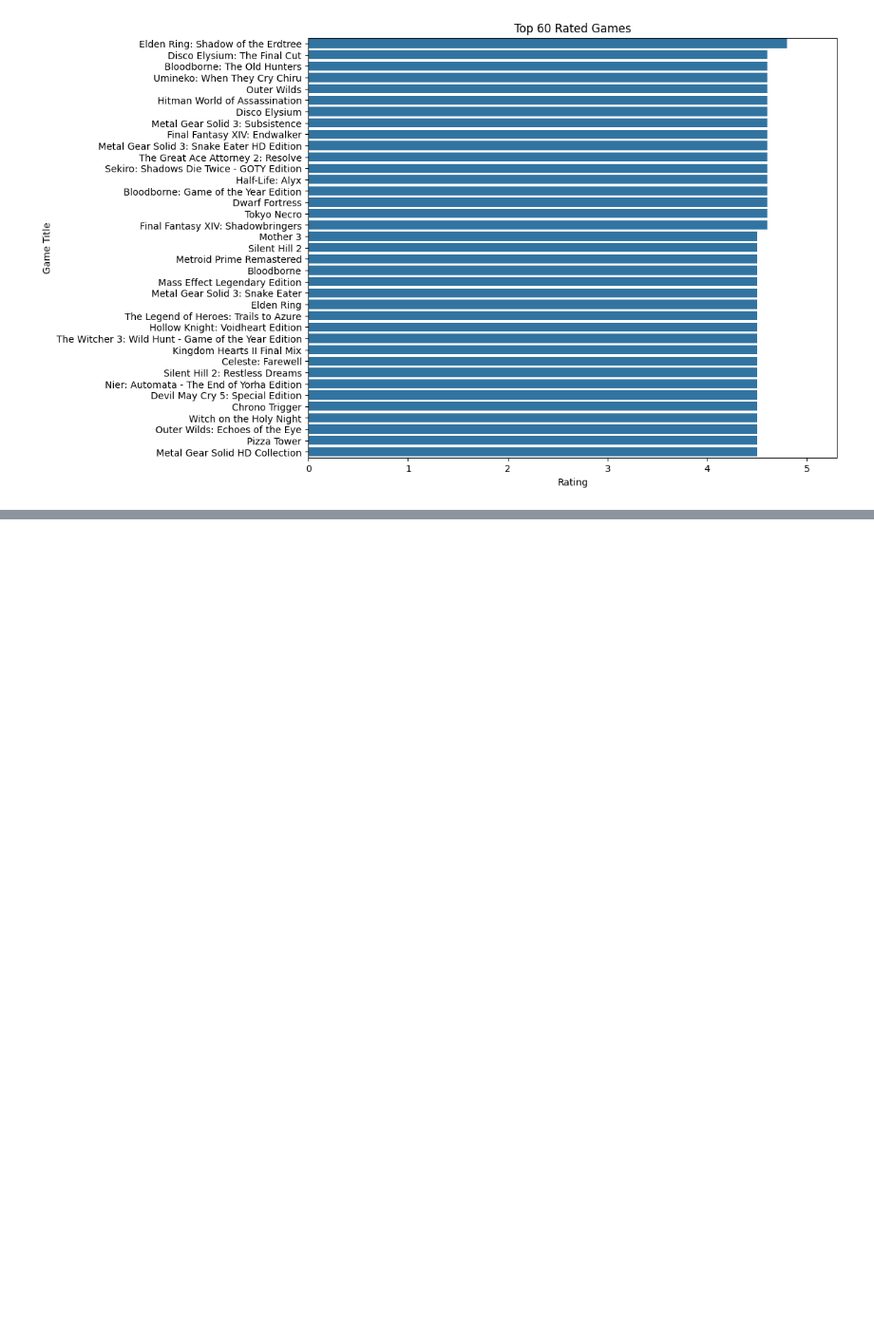
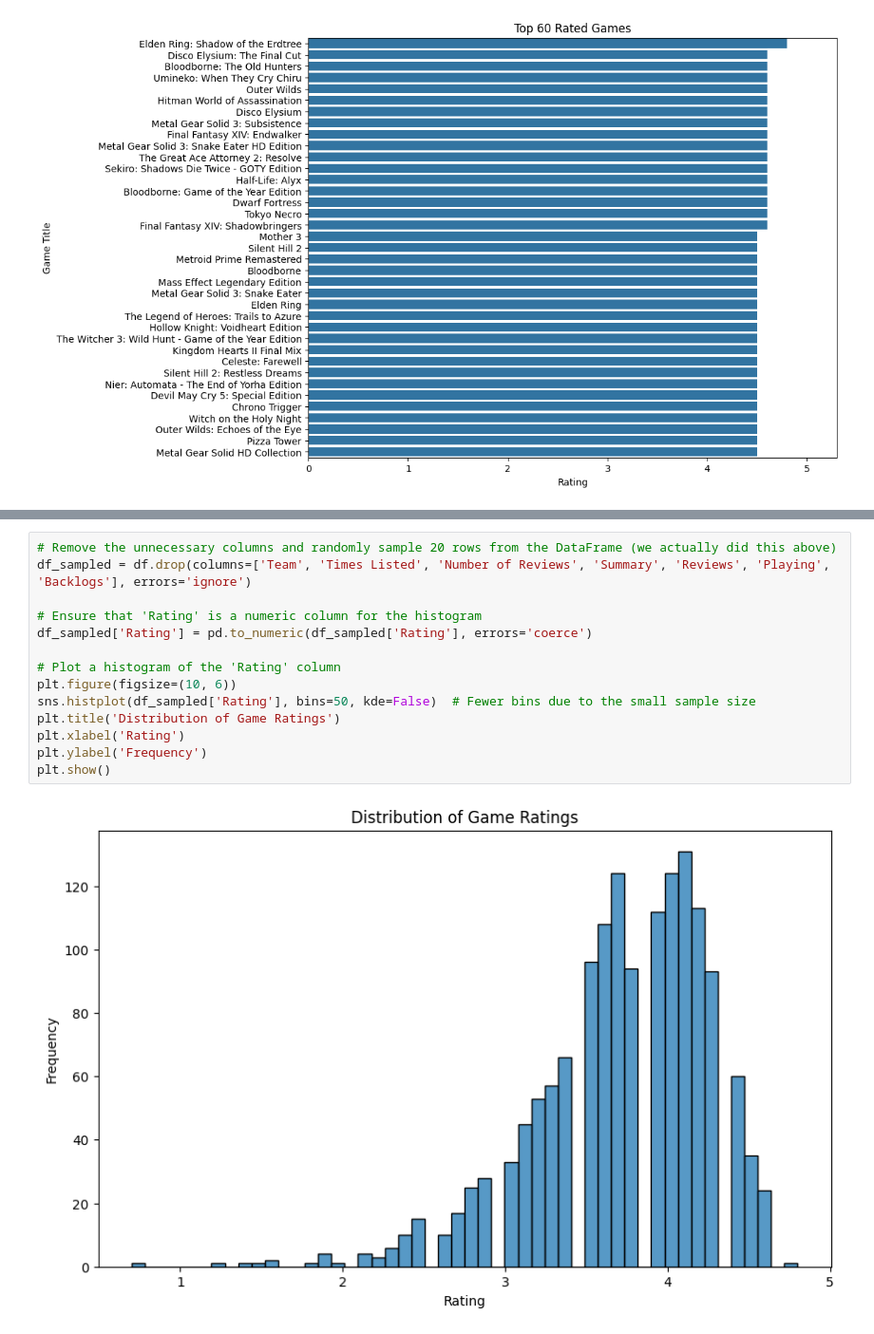
Before and after one commit to maecison/INTP-302-Project-1, a Jupyter notebook: Project.ipynb, the cells around one changed output, grey strips where cells are left out. Shown at 95% size. Drawn from its saved outputs; the diff is of its cells as text; blank space fills up the shorter version.

```diff
--- a/Project.ipynb
+++ b/Project.ipynb
@@ -61,0 +57,16 @@ plt.show()
+# %%
+# Remove the unnecessary columns and randomly sample 20 rows from the DataFrame (we actually did this above)
+df_sampled = df.drop(columns=['Team', 'Times Listed', 'Number of Reviews', 'Summary', 'Reviews', 'Playing', 'Backlogs'], errors='ignore')
+
+# Ensure that 'Rating' is a numeric column for the histogram
+df_sampled['Rating'] = pd.to_numeric(df_sampled['Rating'], errors='coerce')
+
+# Plot a histogram of the 'Rating' column
+plt.figure(figsize=(10, 6))
+sns.histplot(df_sampled['Rating'], bins=50, kde=False)  # Fewer bins due to the small sample size
+plt.title('Distribution of Game Ratings')
+plt.xlabel('Rating')
+plt.ylabel('Frequency')
+plt.show()
+# %% [output]
+[figure, added]
```
Also changed, not shown: parts of 2 cells of this notebook.
